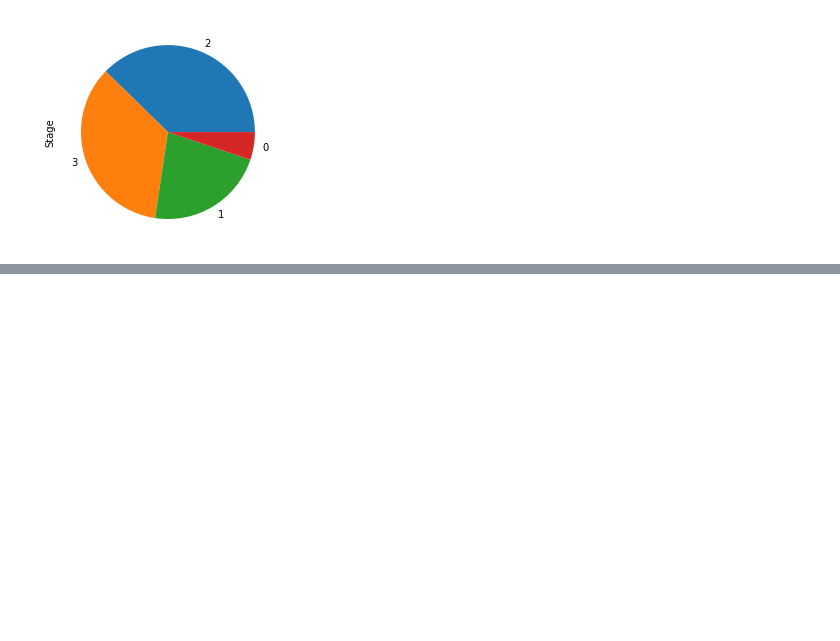
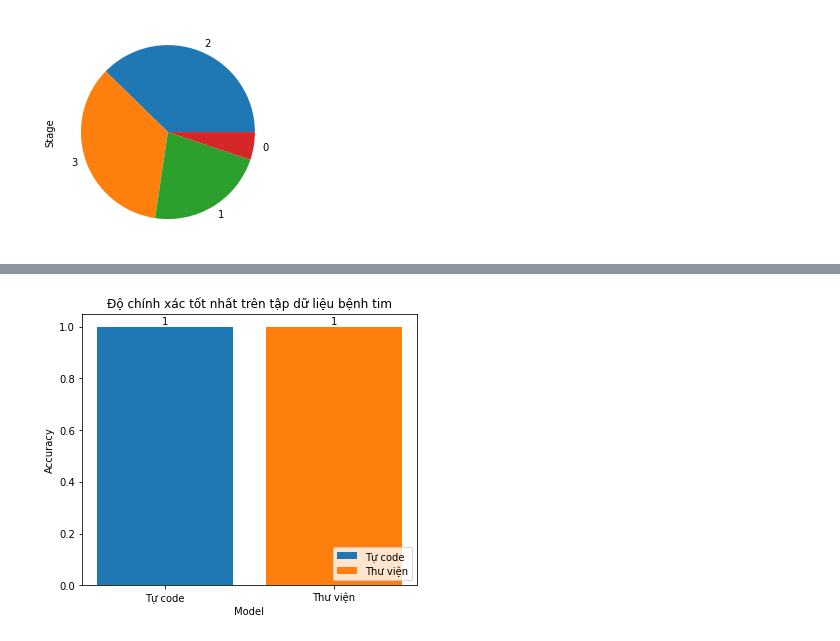
Before and after one commit to ddotu2612/BTL_MachineLearning, a Jupyter notebook: SVM_Minh.ipynb, the cells around one changed output, grey strips where cells are left out. Saved outputs shown, nothing was run; the diff lists cells and outputs as text; code cells hidden in the pictures; blank space fills up the shorter version.

```diff
--- a/SVM_Minh.ipynb
+++ b/SVM_Minh.ipynb
@@ -216,7 +231,9 @@ print("- Training ...")
 
 # X_train.shape
 print("- Train size = {}".format(X_train.shape))
-model=SVM(max_iter=500,kernel='rbf',C=20,gamma=0.001)
+model=SVM(max_iter=300,kernel='rbf',C=5,gamma=0.25)
+model2=svm.SVC(C=1,kernel='rbf')
 print(y_train.dtype)
 model.fit(X_train, y_train)
+model2.fit(X_train,y_train)
 print("- model - train complete")
@@ -225,4 +247,7 @@ from sklearn.metrics import accuracy_score
 
 print("- Testing ...")
 y_pred=model.predict(X_test)
+y_pred2=model2.predict(X_test)
 print("- Acc = {}".format(accuracy_score(y_test, y_pred)))
+max_accuracy.append(accuracy_score(y_test, y_pred))
+max_accuracy.append(accuracy_score(y_test, y_pred2))
@@ -293,0 +347,17 @@ print(f'SVM: {accuracy_score(y_test, svm_.predict(X_test))}')
+# %%
+fig = plt.figure(figsize = (6, 5))
+labels = ["Tự code", "Thư viện"]
+# creating the bar plot
+p1 = plt.bar(labels[0], max_accuracy[0])
+p2 = plt.bar(labels[1], max_accuracy[1])
+
+plt.xlabel("Model")
+plt.ylabel("Accuracy")
+plt.title("Độ chính xác tốt nhất trên tập dữ liệu bệnh tim")
+plt.bar_label(p1)
+plt.bar_label(p2)
+plt.xticks(np.arange(len(labels)), labels)
+plt.legend(labels, loc ="lower right")
+plt.show()
+# %% [output]
+[figure, added]
```
Also changed, not shown: parts of 19 cells of this notebook.
